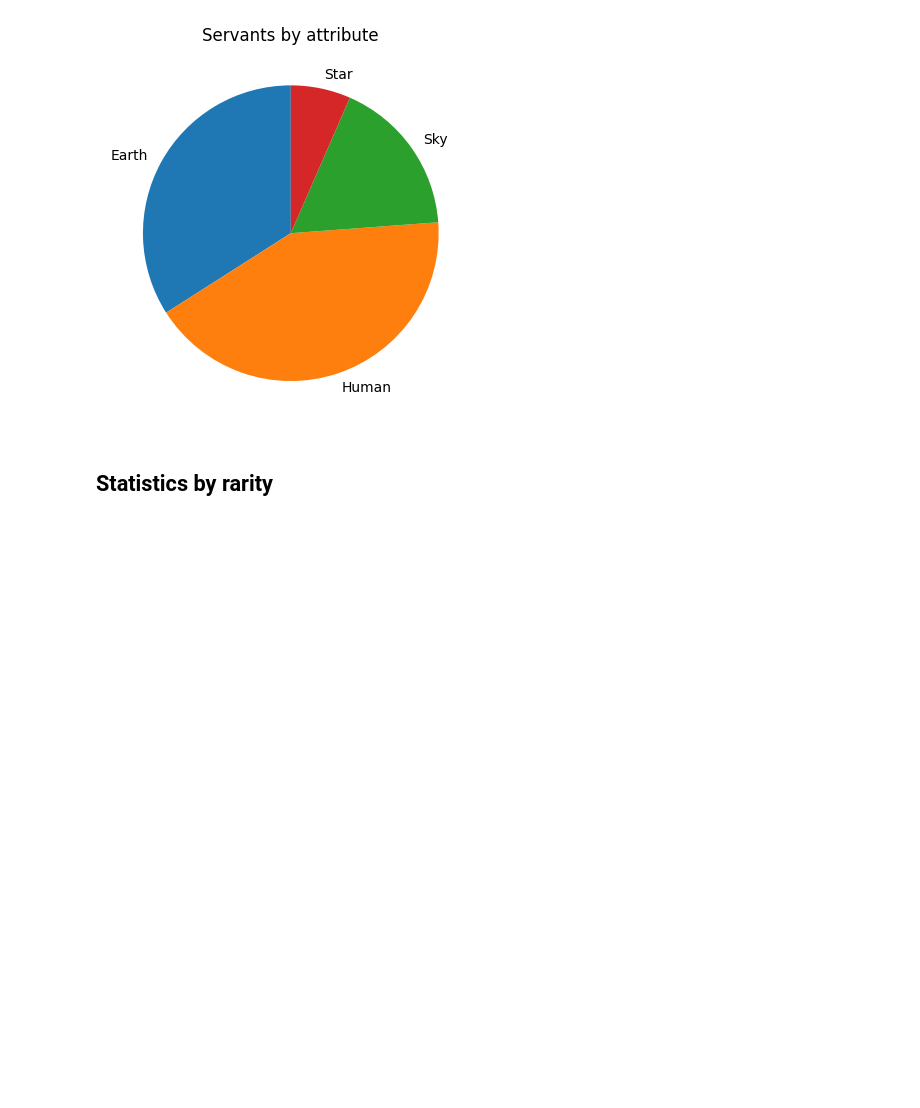
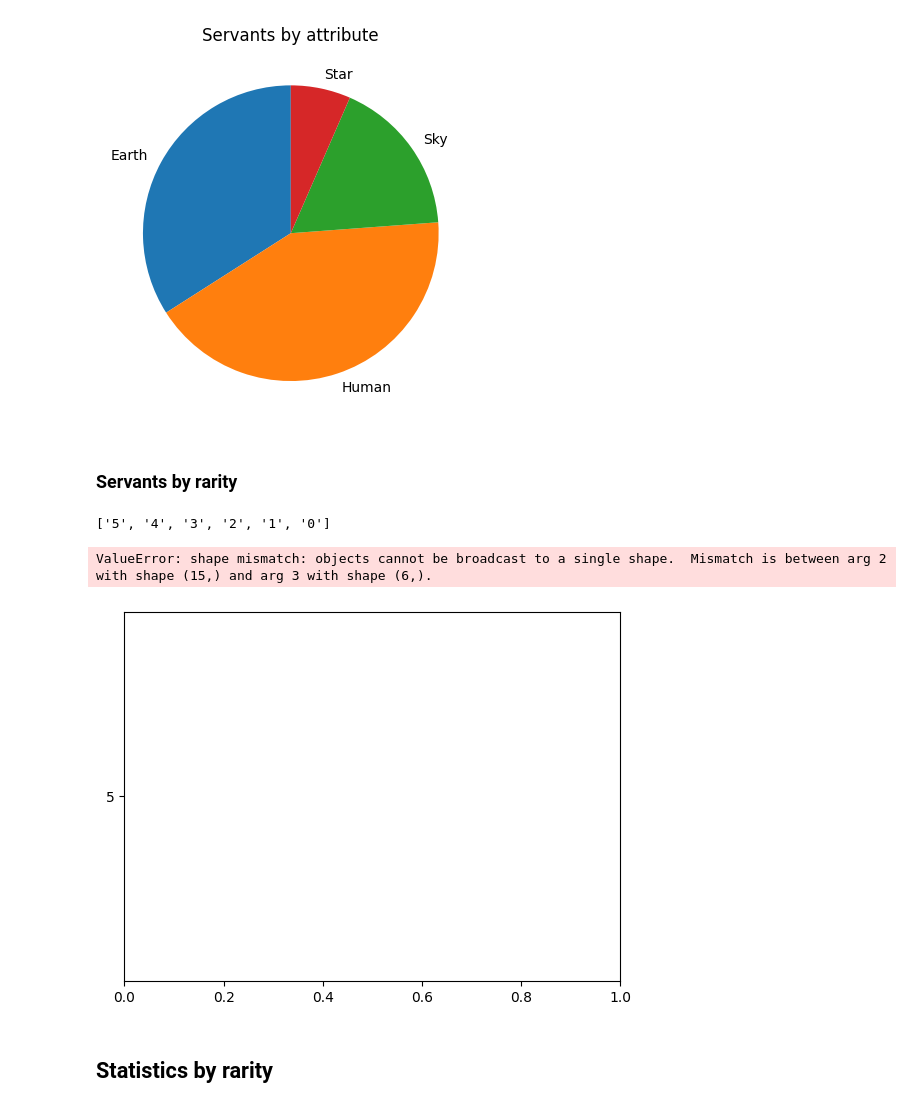
Before and after one commit to manuelelucchi/VisualizzazioneScientifica, a Jupyter notebook: Report.ipynb, the cells around one changed output. Saved outputs shown, nothing was run; the diff lists cells and outputs as text; code cells hidden in the pictures; blank space fills up the shorter version.

```diff
--- a/Report.ipynb
+++ b/Report.ipynb
@@ -111,6 +111,19 @@ plt.savefig("presentation/images/frequency_by_attribute.png")
 plt.show()
 # %% [output]
 [figure]
+# %% [markdown]
+### Servants by rarity
+# %%
+servants_per_rarity = df.groupby("rarity").count().sort_values(by="rarity", ascending=False)["id"]
+classes = list(map(lambda x: str(x), servants_per_rarity.keys()))
+bars = plt.barh(classes, values)
+configure("Servant frequency by rarity", "Frequency", "Rarity")
+plt.savefig("presentation/images/frequency_by_rarity.png")
+plt.show()
+# %% [output]
+['5', '4', '3', '2', '1', '0']
+ValueError: shape mismatch: objects cannot be broadcast to a single shape.  Mismatch is between arg 2 with shape (15,) and arg 3 with shape (6,).
+[figure, added]
 # %% [markdown]
 ## Statistics by rarity
 # %%
```
Also changed, not shown: parts of 5 cells of this notebook, 12 other files.
